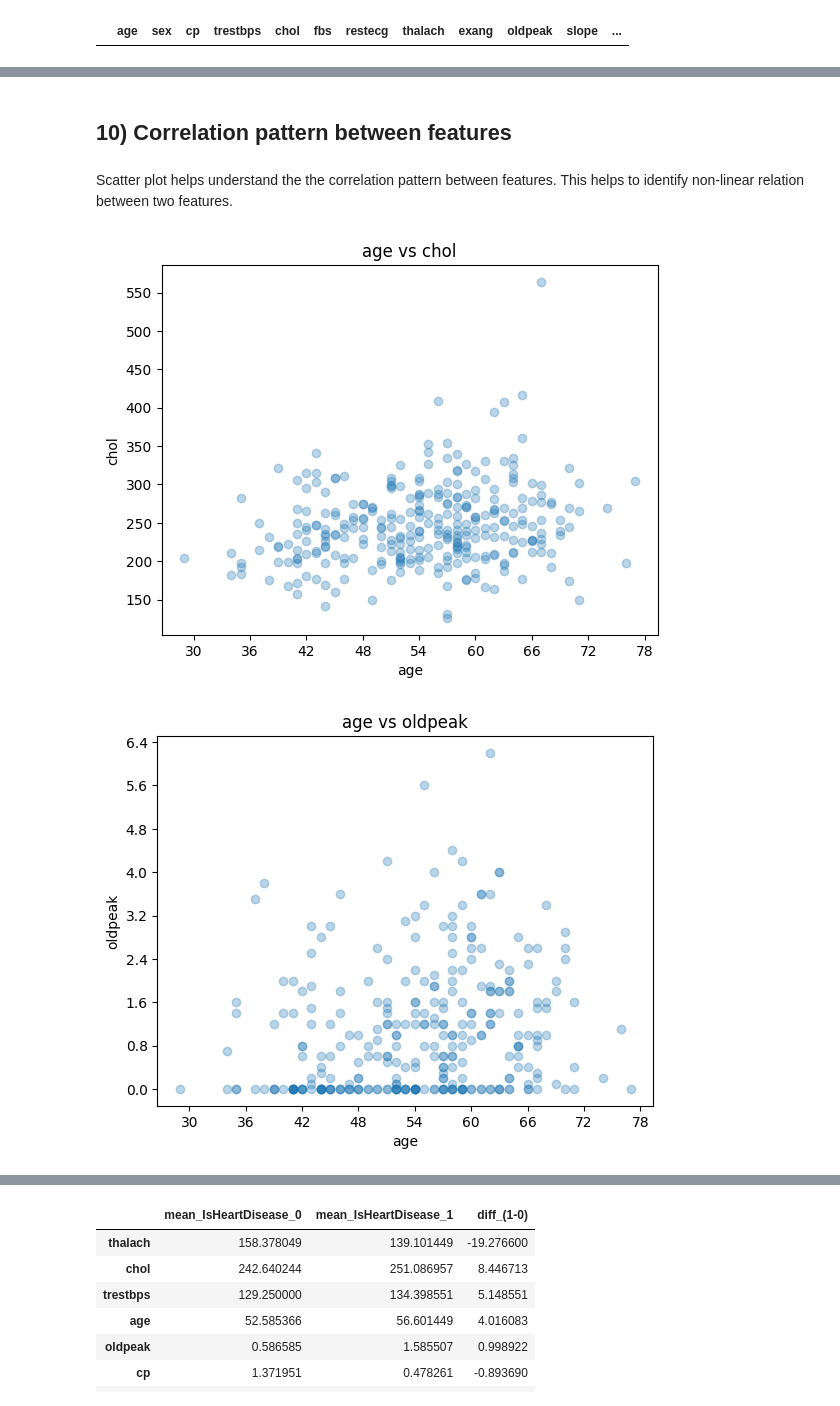
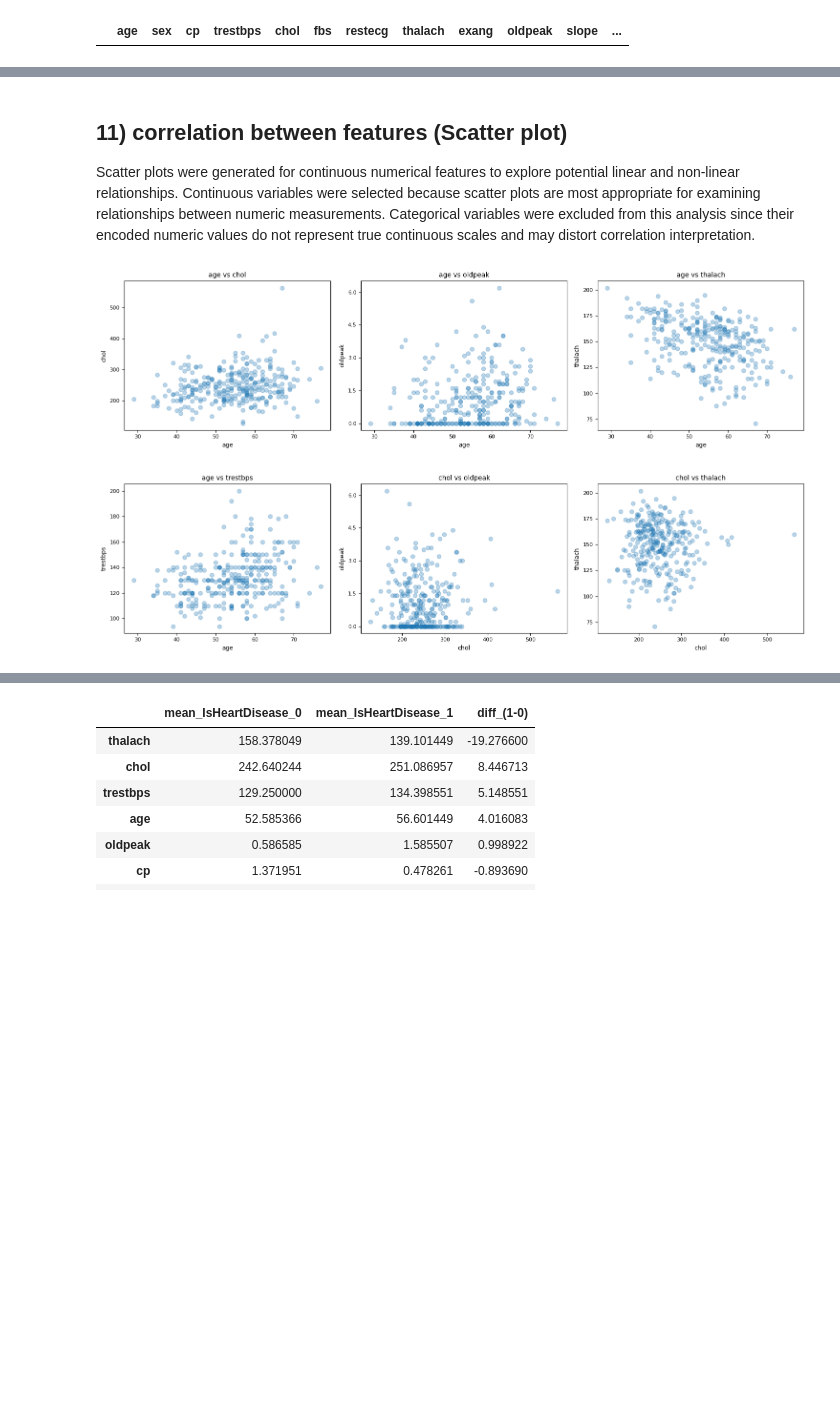
Before and after one commit to Janau00/SWE485-Project-Group9, a Jupyter notebook: Phase1_Data_Exploration.ipynb, the cells around one changed output, grey strips where cells are left out. Drawn from its saved outputs; the diff is of its cells as text; code cells hidden in the pictures; blank space fills up the shorter version.

```diff
--- a/Phase1_Data_Exploration.ipynb
+++ b/Phase1_Data_Exploration.ipynb
@@ -254,11 +402,21 @@ Box plots help detect outliers and compare the spread of each numeric feature.
 # %%
 import matplotlib.pyplot as plt
 
-for col in numeric_feature_cols:
-    plt.figure(figsize=(6,3.5))
-    plt.boxplot(non_duplicate_df[col].dropna(), vert=False)
-    plt.title(f"Box plot: {col}")
-    plt.xlabel(col)
+numeric_feature_cols = [c for c in numeric_feature_cols if c != "IsHeartDisease"]
+
+for i in range(0, len(numeric_feature_cols), 4):
+    cols_subset = numeric_feature_cols[i:i+4]
+
+    plt.figure(figsize=(16, 3.5))
+
+    for j, col in enumerate(cols_subset, 1):
+        plt.subplot(1, 4, j)
+        plt.boxplot(CorrectMapping_df[col].dropna(), vert=False)
+        plt.title(col, fontsize=10)
+        plt.xlabel(col, fontsize=9)
+        plt.yticks([])
+        plt.xticks(fontsize=8)
+
     plt.tight_layout()
     plt.show()
 # %% [output]
@@ -377,24 +427,40 @@ Top correlations with IsHeartDisease:
 # %% [markdown]
-## 10) Correlation pattern between features
+## 11) correlation between features (Scatter plot)
+Scatter plots were generated for continuous numerical features to explore potential linear and non-linear relationships. Continuous variables were selected because scatter plots are most appropriate for examining relationships between numeric measurements. Categorical variables were excluded from this analysis since their encoded numeric values do not represent true continuous scales and may distort correlation interpretation.
-# %% [markdown]
-Scatter plot helps understand the the correlation pattern between features.
-This helps to identify non-linear relation between two features.
 # %%
+import matplotlib.pyplot as plt
 from itertools import combinations
 from matplotlib.ticker import MaxNLocator
 
-continuous_cols = ['age', 'chol', 'oldpeak', 'thalach','trestbps']
+continuous_cols = ['age', 'chol', 'oldpeak', 'thalach', 'trestbps']
 
-for x_col, y_col in combinations(continuous_cols, 2):
-    plt.figure()
-    plt.scatter(CorrectMapping_df[x_col], CorrectMapping_df[y_col], alpha=0.3)
-    ax = plt.gca()
-    ax.xaxis.set_major_locator(MaxNLocator(nbins=10))
-    ax.yaxis.set_major_locator(MaxNLocator(nbins=10))
-    plt.xlabel(x_col)
-    plt.ylabel(y_col)
-    plt.title(f"{x_col} vs {y_col}")
+pairs = list(combinations(continuous_cols, 2))
+
+for i in range(0, len(pairs), 3):
+    subset = pairs[i:i+3]
+
+    plt.figure(figsize=(15, 4))
+
+    for j, (x_col, y_col) in enumerate(subset, 1):
+        plt.subplot(1, 3, j)
+        plt.scatter(
+            CorrectMapping_df[x_col],
+            CorrectMapping_df[y_col],
+            alpha=0.3
+        )
+
+        ax = plt.gca()
+        ax.xaxis.set_major_locator(MaxNLocator(nbins=6))
+        ax.yaxis.set_major_locator(MaxNLocator(nbins=6))
+
+        plt.xlabel(x_col, fontsize=9)
+        plt.ylabel(y_col, fontsize=9)
+        plt.title(f"{x_col} vs {y_col}", fontsize=10)
+        plt.xticks(fontsize=8)
+        plt.yticks(fontsize=8)
+
+    plt.tight_layout()
     plt.show()
 # %% [output]
-[figure, old version]
+[figure, new version]
-[figure, old version]
+[figure, new version]
```
Also changed, not shown: parts of 38 cells of this notebook.
